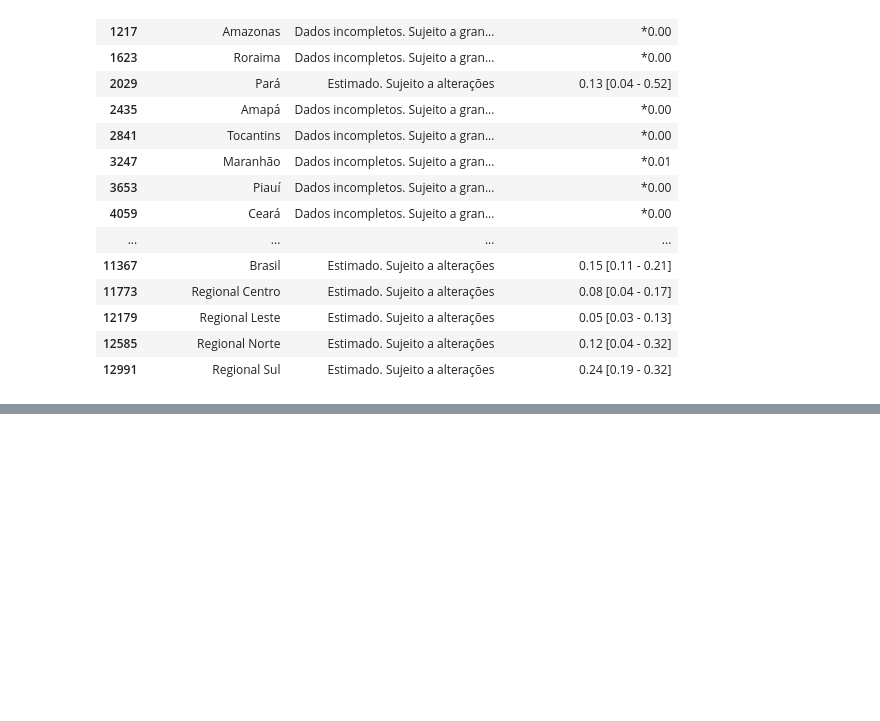
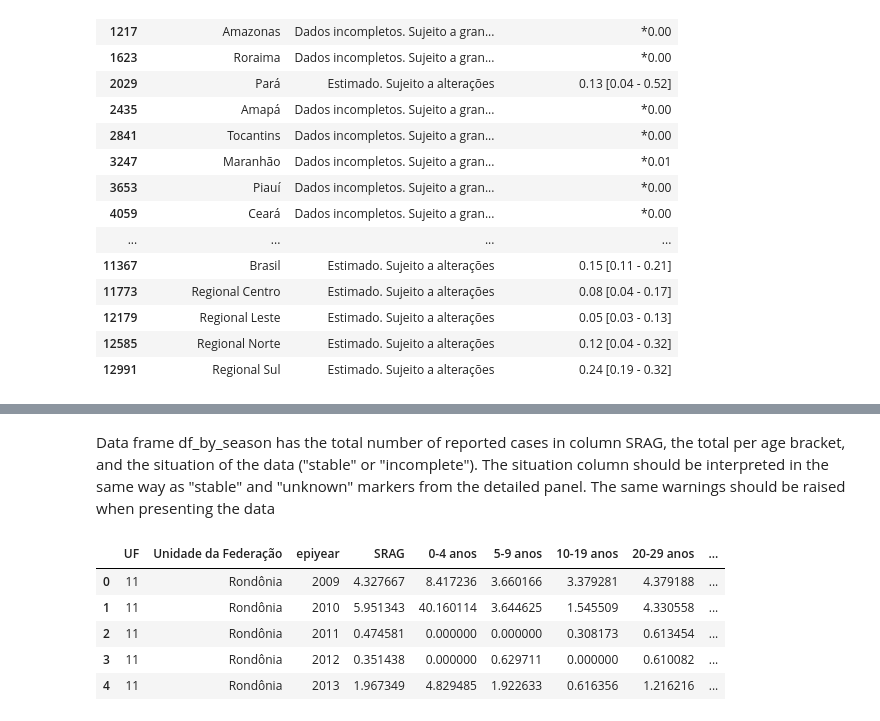
Before and after one commit to FluVigilanciaBR/fludashboard, a Jupyter notebook: Notebooks/incidence_and_age_weekly_panel.ipynb, the cells around one changed output, grey strips where cells are left out. Drawn from its saved outputs; the diff is of its cells as text; code cells hidden in the pictures; blank space fills up the shorter version.

```diff
--- a/Notebooks/incidence_and_age_weekly_panel.ipynb
+++ b/Notebooks/incidence_and_age_weekly_panel.ipynb
@@ -396,0 +449,22 @@ df_table[['Unidade da Federação', 'Situação', 'Incidência (por 100 mil hab.
+# %%
+df_by_season = df_tmp[['UF', 'Unidade da Federação', 'epiyear', 'SRAG',
+             '0-4 anos', '5-9 anos', '10-19 anos', '20-29 anos', '30-39 anos',
+             '40-49 anos', '50-59 anos', '60+ anos']].groupby(['UF', 'Unidade da Federação', 'epiyear'],
+                                                              as_index=False).sum()
+# %%
+def get_season_situation(x):
+    season_situation = df_tmp[(df_tmp.UF == x.UF) & (df_tmp.epiyear == x.epiyear)].Situation.unique()[0]
+    return season_situation
+# %%
+df_by_season['Situation'] = df_by_season.apply(get_season_situation, axis=1)
+# %% [markdown]
+Data frame df_by_season has the total number of reported cases in column SRAG, the total per age bracket, and the situation of the data ("stable" or "incomplete"). The situation column should be interpreted in the same way as "stable" and "unknown" markers from the detailed panel. The same warnings should be raised when presenting the data
+# %%
+df_by_season.head()
+# %% [output]
+|  | UF | Unidade da Federação | epiyear | SRAG | 0-4 anos | 5-9 anos | 10-19 anos | 20-29 anos | ... |
+| 0 | 11 | Rondônia | 2009 | 4.327667 | 8.417236 | 3.660166 | 3.379281 | 4.379188 | ... |
+| 1 | 11 | Rondônia | 2010 | 5.951343 | 40.160114 | 3.644625 | 1.545509 | 4.330558 | ... |
+| 2 | 11 | Rondônia | 2011 | 0.474581 | 0.000000 | 0.000000 | 0.308173 | 0.613454 | ... |
+| 3 | 11 | Rondônia | 2012 | 0.351438 | 0.000000 | 0.629711 | 0.000000 | 0.610082 | ... |
+| 4 | 11 | Rondônia | 2013 | 1.967349 | 4.829485 | 1.922633 | 0.616356 | 1.216216 | ... |
```
Also changed, not shown: parts of 34 cells of this notebook.
